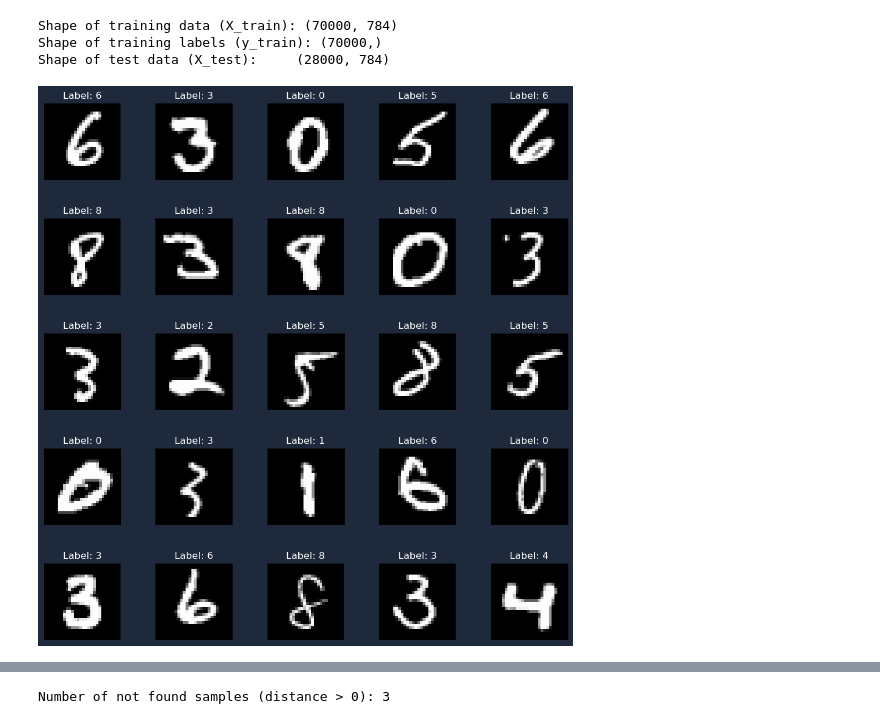
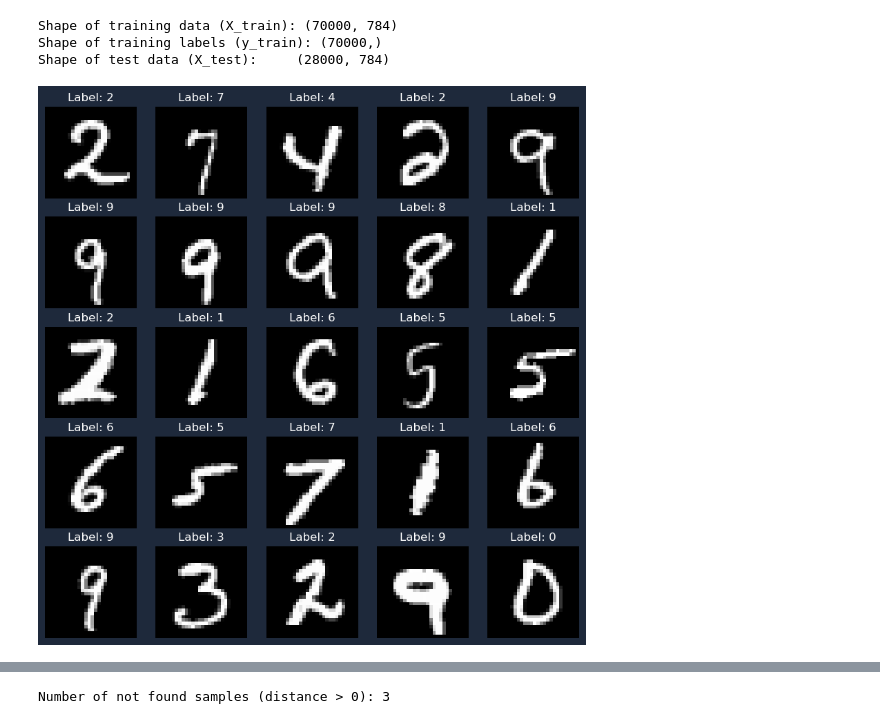
Before and after one commit to luckydoglou/ml-projects, a Jupyter notebook: deep-learning/handwritten-digit-recognition.ipynb, the cells around one changed output, grey strips where cells are left out. Saved outputs shown, nothing was run; the diff lists cells and outputs as text; code cells hidden in the pictures.

```diff
--- a/deep-learning/handwritten-digit-recognition.ipynb
+++ b/deep-learning/handwritten-digit-recognition.ipynb
@@ -123,7 +105,7 @@ train.head()
 5 rows × 785 columns
 # %%
 # Plot some random sample images
-fig, axes = plt.subplots(3, 3, figsize=(7,7))
+fig, axes = plt.subplots(3, 3, figsize=(5,5))
 axes = axes.ravel()
 
 for i, ax in enumerate(axes):
@@ -237,24 +218,24 @@ Shape of training labels (y_train): (70000,)
 Shape of test data (X_test):     (28000, 784)
 # %%
 # Plot a grid of 25 random training images
-fig, axes = plt.subplots(5, 5, figsize=(12, 12))
+fig, axes = plt.subplots(5, 5, figsize=(10, 10))
 axes = axes.ravel()
 
 for i in range(25):
     # Select a random image
     idx = np.random.randint(0, X_train.shape[0])
     image = X_train[idx].reshape(28, 28)
 
     # Plot the image
     axes[i].imshow(image, cmap='gray')
     axes[i].set_title(f"Label: {int(y_train[idx])}", color='white')
     axes[i].axis('off')
 
-plt.subplots_adjust(hspace=0.5)
+plt.subplots_adjust(hspace=0.2)
 fig.patch.set_facecolor('#1e293b')
 plt.show()
 # %% [output]
-[figure, old version]
+[figure, new version]
 # %%
 def pairwise_distances(x, y):
     """
```
Also changed, not shown: parts of 23 cells of this notebook.
